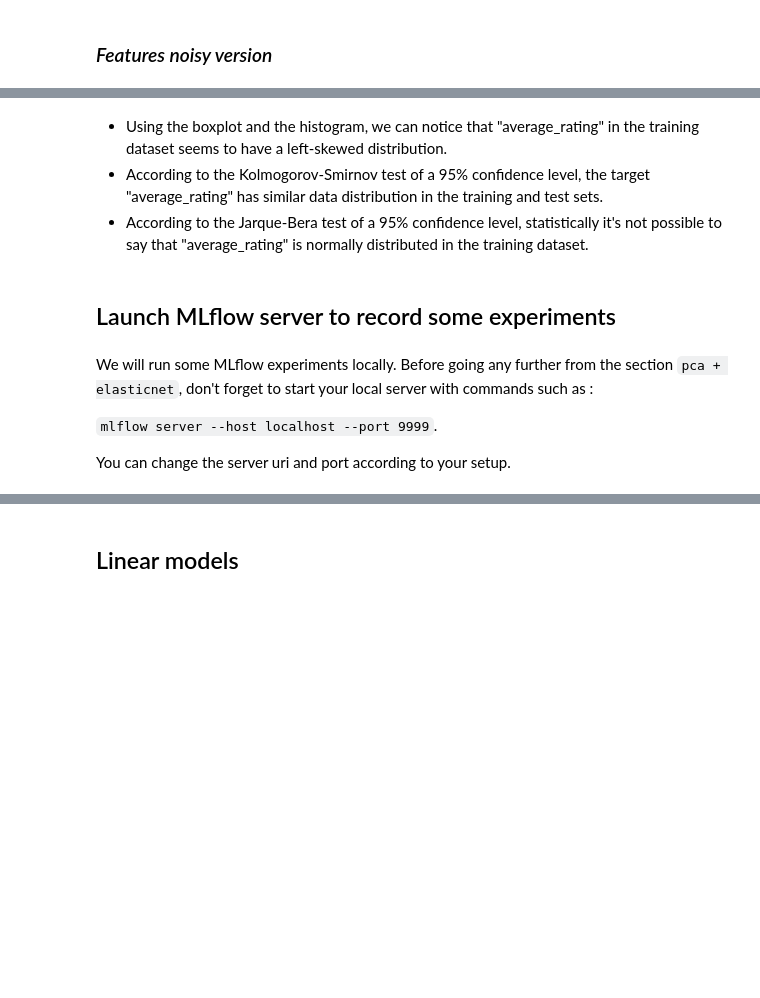
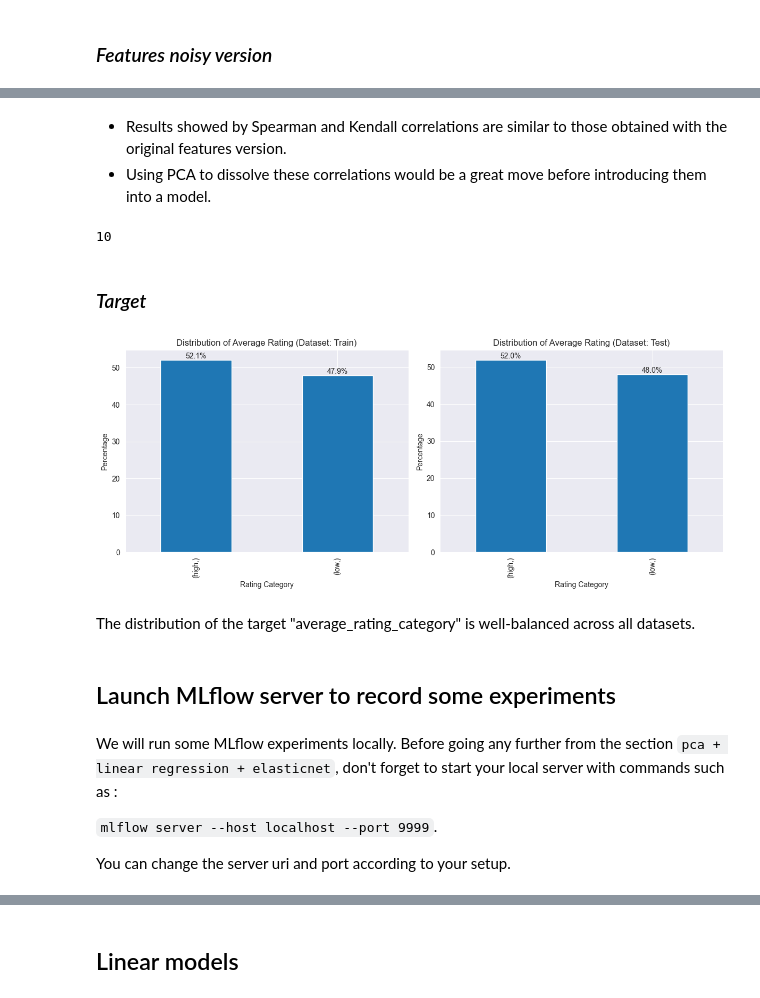
Before and after one commit to pfacouetey/book_rating_predictor, a Jupyter notebook: notebooks/main.ipynb, the cells around one changed output, grey strips where cells are left out. Saved outputs shown, nothing was run; the diff lists cells and outputs as text; code cells hidden in the pictures; blank space fills up the shorter version.

```diff
--- a/notebooks/main.ipynb
+++ b/notebooks/main.ipynb
@@ -276,23 +321,0 @@ plt.show()
-# %%
-fig, ax = plt.subplots(figsize=(10, 6))
-
-sns.kdeplot(
-    data=data["train"]["targets"][target_column],
-    label="Train",
-    fill=True,
-    ax=ax,
-)
-sns.kdeplot(
-    data=data["test"]["targets"][target_column],
-    label="Test",
-    fill=True,
-    ax=ax,
-)
-
-ax.set_title(f"Distribution of {target_column}")
-ax.set_xlabel(target_column)
-ax.set_ylabel("Density")
-ax.legend()
-
-plt.tight_layout()
-plt.show()
@@ -314,11 +355,39 @@ Target: average_rating, Kolmogorov-Smirnov statistic: 0.009, p-value: 0.986
+# %% [markdown]
+- Results showed by Spearman and Kendall correlations are similar to those obtained with the original features version.
+- Using PCA to dissolve these correlations would be a great move before introducing them into a model.
+# %%
+gc.collect()
+# %% [output]
+10
+# %% [markdown]
+### _Target_
+# %%
+fig, axes = plt.subplots(1, 2, figsize=(12, 5))
+
+for idx, (dataset_type, dataset) in enumerate(data.items()):
+    ax = axes[idx]
+    target_df = dataset["targets"]
+
+    category_percentages = target_df.value_counts() / len(target_df) * 100
+
+    category_percentages.plot(kind="bar", ax=ax)
+    ax.set_title(f"Distribution of Average Rating (Dataset: {dataset_type.capitalize()})")
+    ax.set_xlabel("Rating Category")
+    ax.set_ylabel("Percentage")
+
+    for i, v in enumerate(category_percentages):
+        ax.text(i, v, f'{v:.1f}%', ha='center', va='bottom')
+
+plt.tight_layout()
+plt.show()
+# %% [output]
+[figure, added]
 # %% [markdown]
-- Using the boxplot and the histogram, we can notice that "average_rating" in the training dataset seems to have a left-skewed distribution.
-- According to the Kolmogorov-Smirnov test of a 95% confidence level, the target "average_rating" has similar data distribution in the training and test sets.
-- According to the Jarque-Bera test of a 95% confidence level, statistically it's not possible to say that "average_rating" is normally distributed in the training dataset.
+The distribution of the target "average_rating_category" is well-balanced across all datasets.
 # %% [markdown]
 ## Launch MLflow server to record some experiments
 # %% [markdown]
-We will run some MLflow experiments locally. Before going any further from the section `pca + elasticnet`, don't forget to start your local server with commands such as :
+We will run some MLflow experiments locally. Before going any further from the section `pca + linear regression + elasticnet`, don't forget to start your local server with commands such as :
 
 `mlflow server --host localhost --port 9999`.
 
```
Also changed, not shown: parts of 40 cells of this notebook, 6 other files.
